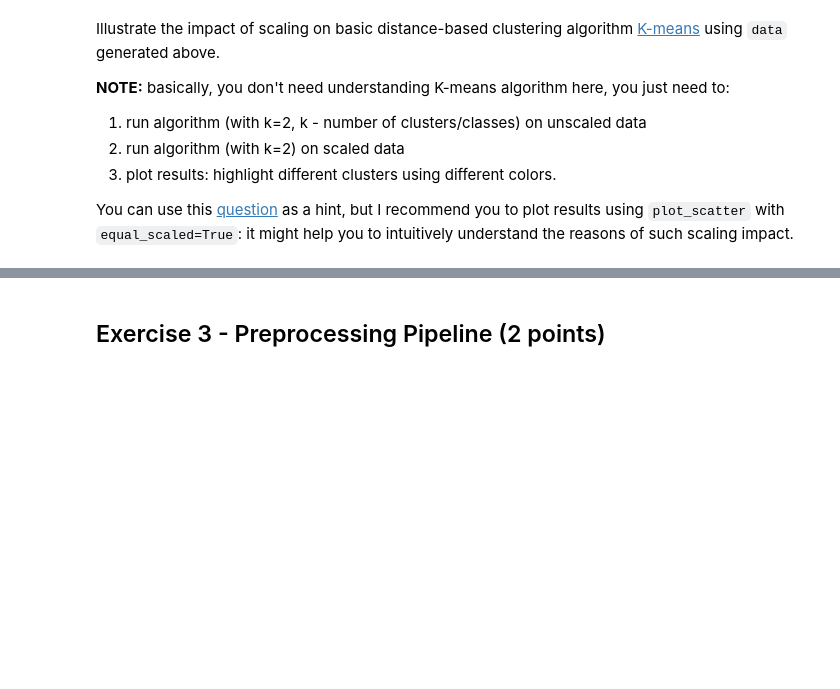
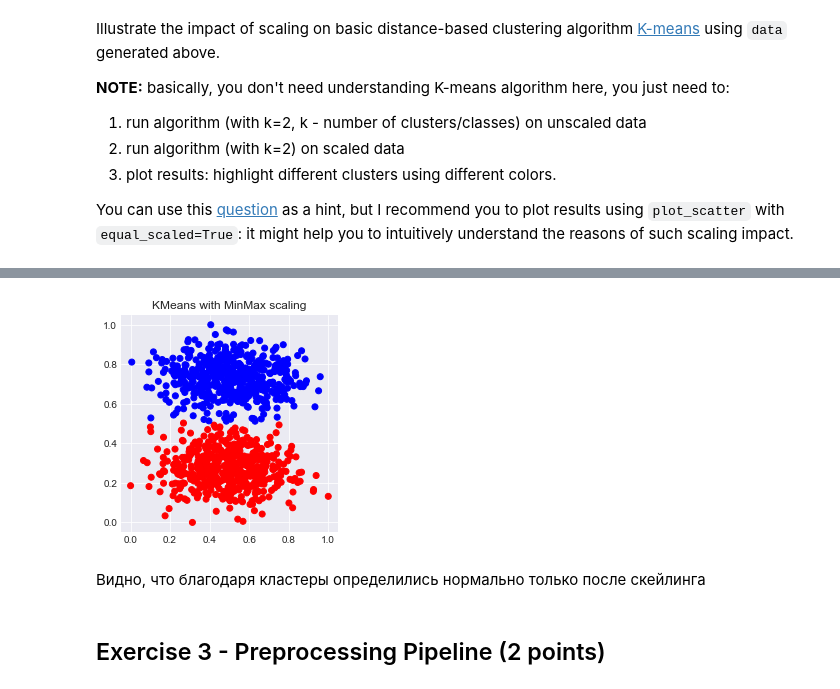
Before and after one commit to albert-bariev/rs-school-ml, a Jupyter notebook: 6_feature_engineering_selection.ipynb, the cells around one changed output, grey strips where cells are left out. Cells and saved outputs as stored; diff of their text form; code cells hidden in the pictures; blank space fills up the shorter version.

```diff
--- a/6_feature_engineering_selection.ipynb
+++ b/6_feature_engineering_selection.ipynb
@@ -136,3 +169,9 @@ You can use this [question](https://stats.stackexchange.com/questions/89809/is-i
+# %%
+plot_scatter(data_minmax[:, 0], data_minmax[:, 1], clusters=Kmean_scaled.labels_, auto_scaled=False, title='KMeans with MinMax scaling')
+# %% [output]
+[figure, added]
+# %% [markdown]
+Видно, что благодаря кластеры определились нормально только после скейлинга
 # %% [markdown]
 ## Exercise  3 - Preprocessing Pipeline (2 points)
 # %%
```
Also changed, not shown: parts of 45 cells of this notebook.
